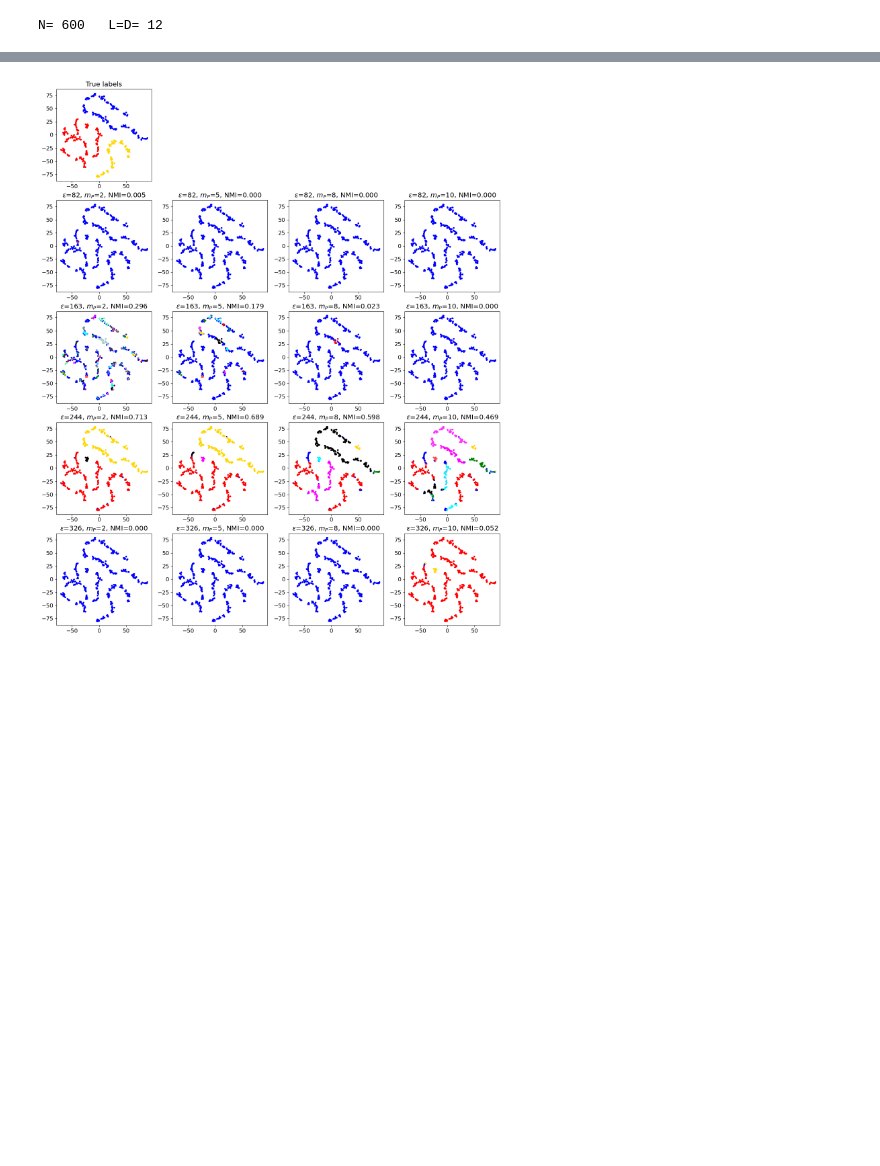
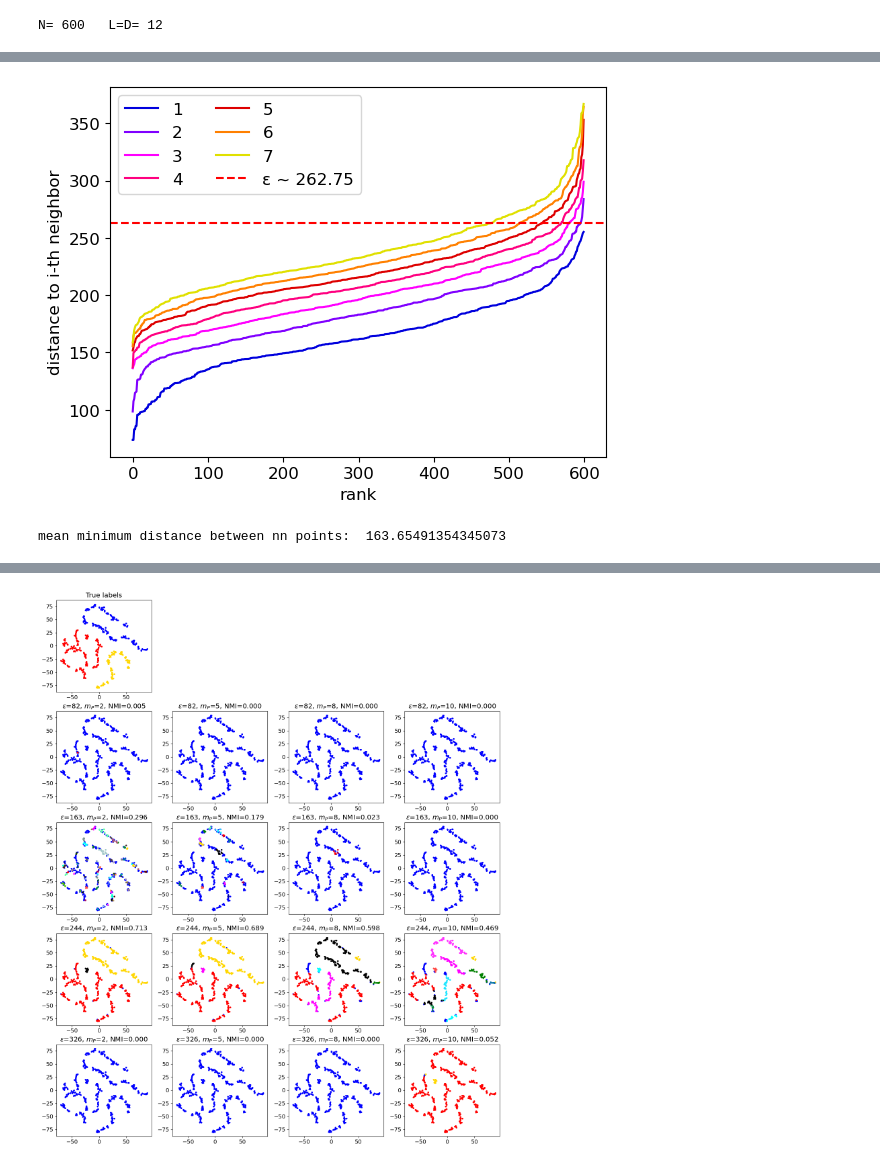
Before and after one commit to FrancescoPeron/LCP_B, a Jupyter notebook: Data_vis_cluster/Es_4_punto_1.ipynb, the cells around one changed output, grey strips where cells are left out. Cells and saved outputs as stored; diff of their text form; code cells hidden in the pictures; blank space fills up the shorter version.

```diff
--- a/Data_vis_cluster/Es_4_punto_1.ipynb
+++ b/Data_vis_cluster/Es_4_punto_1.ipynb
@@ -64,0 +67,32 @@ t-SNE with perplexity=32: 1.4 sec
+# %%
+nn = 7
+# compute the distance to the nn nearest neighbors
+nbrs = NearestNeighbors(n_neighbors=nn+1).fit(x) #, algorithm='ball_tree'
+# distances and the indices of the nn nearest neighbors (10+1)
+d, ind = nbrs.kneighbors(x) # returns distances and indices of nn neighbors
+
+dd=d.T # distances to the i-th neighbor for all points, sorted by distance
+
+k_distances = np.sort(dd[nn])
+cut = int(0.8 * len(k_distances))
+k_distances = k_distances[:cut]
+l = range(len(k_distances))
+
+knee = KneeLocator(l, k_distances, curve='convex', direction='increasing')
+eps_estimate = k_distances[knee.knee]
+
+# note: dd[0] has a trivial set of zeros
+listc= ["#0000DD","#8000FF","#FF00FF","#FF0080","#DD0000",
+        "#FF8000","#E0E000","#30D000","#00A030","#33A0A0"]
+for i in range(1,nn+1):
+    plt.plot(np.sort(dd[i]),c=listc[i-1],label=str(i))
+    plt.xlabel("rank")
+    plt.ylabel("distance to i-th neighbor")
+plt.axhline(y=eps_estimate, color='red', linestyle='--', label=f"ε ~ {eps_estimate:.2f}")
+plt.legend(ncol=2)
+plt.show()
+mean_min_dist = np.mean(dd[1]) # mean distance to the nearest neighbor
+print("mean minimum distance between nn points: ",mean_min_dist)
+# %% [output]
+[figure, added]
+mean minimum distance between nn points:  163.65491354345073
```
Also changed, not shown: parts of 5 cells of this notebook.
